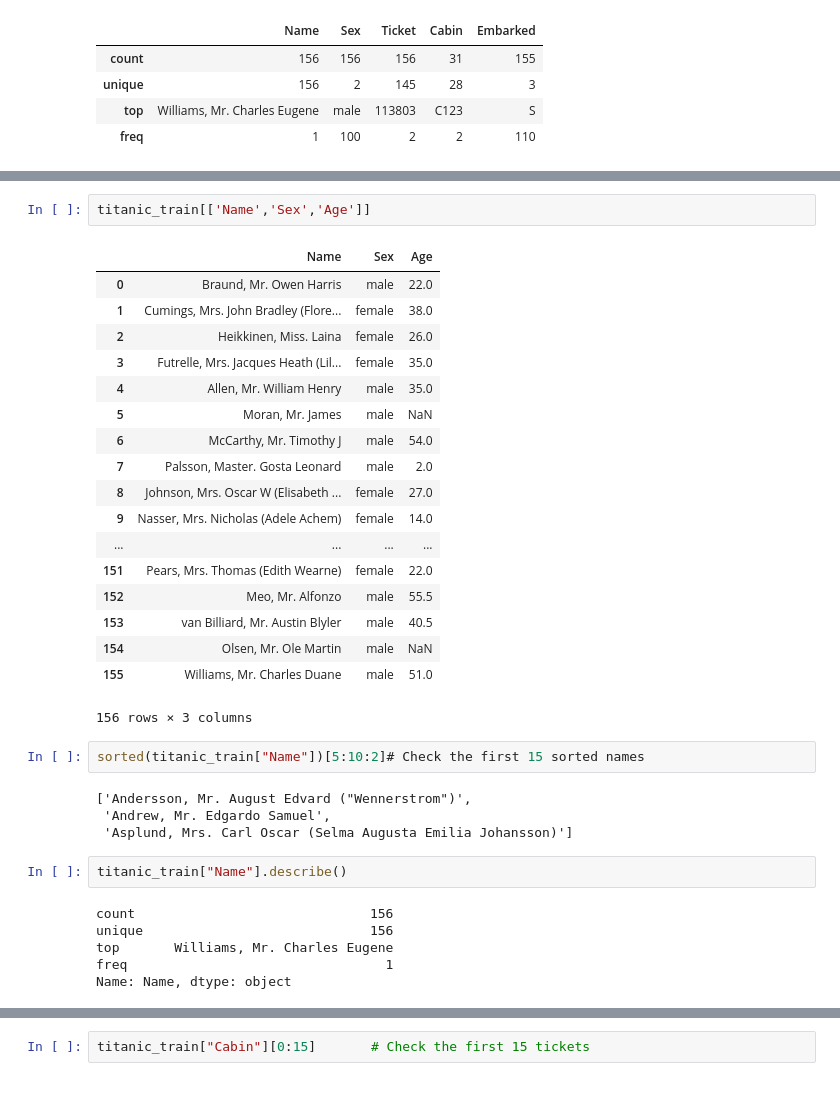
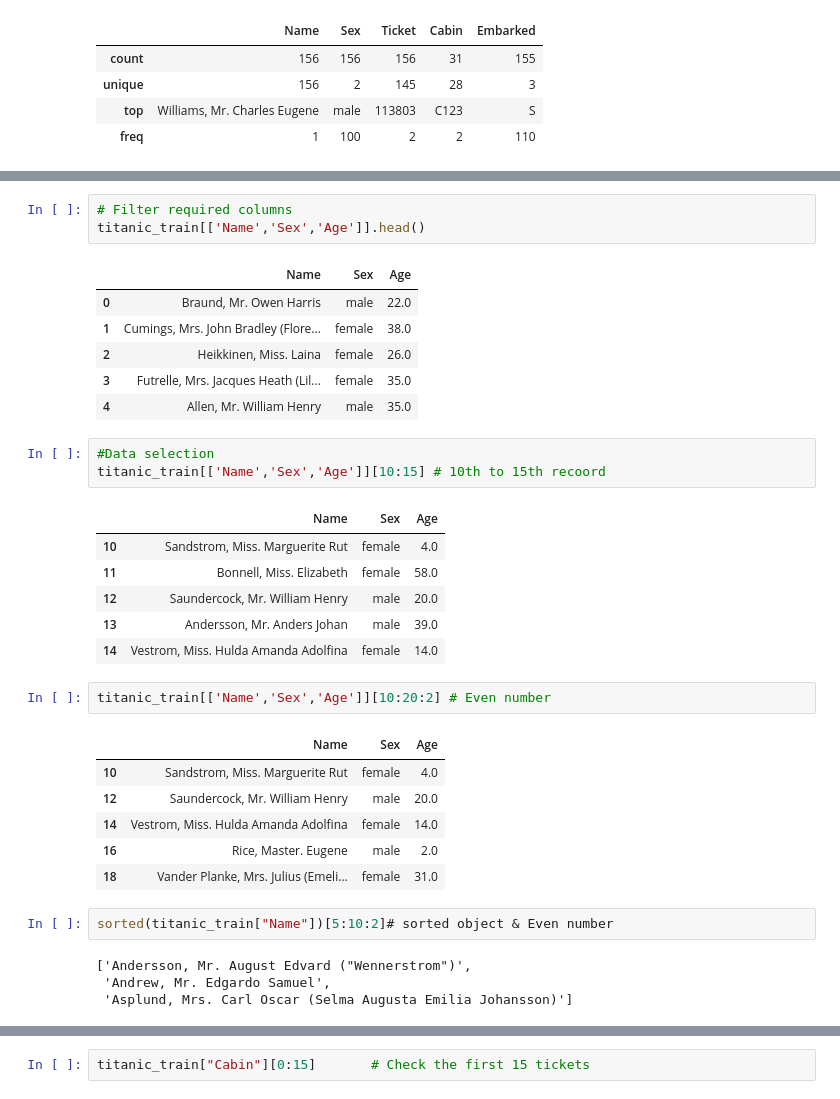
Before and after one commit to thangarajdeivasikamani/iNeuron_ML, a Jupyter notebook: Week5/Pandas data manipulation .ipynb, the cells around one changed output, grey strips where cells are left out. Drawn from its saved outputs; the diff is of its cells as text.

Commit message:
Week5 data updated

```diff
--- a/Week5/Pandas data manipulation .ipynb
+++ b/Week5/Pandas data manipulation .ipynb
@@ -114,35 +206,35 @@ titanic_train[list_col].describe()
+# %%
+# Filter required columns
+titanic_train[['Name','Sex','Age']].head()
+# %% [output]
+|  | Name | Sex | Age |
+| 0 | Braund, Mr. Owen Harris | male | 22.0 |
+| 1 | Cumings, Mrs. John Bradley (Flore... | female | 38.0 |
+| 2 | Heikkinen, Miss. Laina | female | 26.0 |
+| 3 | Futrelle, Mrs. Jacques Heath (Lil... | female | 35.0 |
+| 4 | Allen, Mr. William Henry | male | 35.0 |
+# %%
+#Data selection
+titanic_train[['Name','Sex','Age']][10:15] # 10th to 15th recoord
+# %% [output]
+|  | Name | Sex | Age |
+| 10 | Sandstrom, Miss. Marguerite Rut | female | 4.0 |
+| 11 | Bonnell, Miss. Elizabeth | female | 58.0 |
+| 12 | Saundercock, Mr. William Henry | male | 20.0 |
+| 13 | Andersson, Mr. Anders Johan | male | 39.0 |
+| 14 | Vestrom, Miss. Hulda Amanda Adolfina | female | 14.0 |
 # %%
-titanic_train[['Name','Sex','Age']]
+titanic_train[['Name','Sex','Age']][10:20:2] # Even number
 # %% [output]
 |  | Name | Sex | Age |
-| 0 | Braund, Mr. Owen Harris | male | 22.0 |
-| 1 | Cumings, Mrs. John Bradley (Flore... | female | 38.0 |
-| 2 | Heikkinen, Miss. Laina | female | 26.0 |
-| 3 | Futrelle, Mrs. Jacques Heath (Lil... | female | 35.0 |
-| 4 | Allen, Mr. William Henry | male | 35.0 |
-| 5 | Moran, Mr. James | male | NaN |
-| 6 | McCarthy, Mr. Timothy J | male | 54.0 |
-| 7 | Palsson, Master. Gosta Leonard | male | 2.0 |
-| 8 | Johnson, Mrs. Oscar W (Elisabeth ... | female | 27.0 |
-| 9 | Nasser, Mrs. Nicholas (Adele Achem) | female | 14.0 |
-| ... | ... | ... | ... |
-| 151 | Pears, Mrs. Thomas (Edith Wearne) | female | 22.0 |
-| 152 | Meo, Mr. Alfonzo | male | 55.5 |
-| 153 | van Billiard, Mr. Austin Blyler | male | 40.5 |
-| 154 | Olsen, Mr. Ole Martin | male | NaN |
-| 155 | Williams, Mr. Charles Duane | male | 51.0 |
+| 10 | Sandstrom, Miss. Marguerite Rut | female | 4.0 |
+| 12 | Saundercock, Mr. William Henry | male | 20.0 |
+| 14 | Vestrom, Miss. Hulda Amanda Adolfina | female | 14.0 |
+| 16 | Rice, Master. Eugene | male | 2.0 |
+| 18 | Vander Planke, Mrs. Julius (Emeli... | female | 31.0 |
-156 rows × 3 columns
 # %%
-sorted(titanic_train["Name"])[5:10:2]# Check the first 15 sorted names
+sorted(titanic_train["Name"])[5:10:2]# sorted object & Even number
 # %% [output]
 ['Andersson, Mr. August Edvard ("Wennerstrom")',
  'Andrew, Mr. Edgardo Samuel',
  'Asplund, Mrs. Carl Oscar (Selma Augusta Emilia Johansson)']
-# %%
-titanic_train["Name"].describe()
-# %% [output]
-count                              156
-unique                             156
-top       Williams, Mr. Charles Eugene
-freq                                 1
-Name: Name, dtype: object
```
Also changed, not shown: parts of 88 cells of this notebook, 16 other files.
